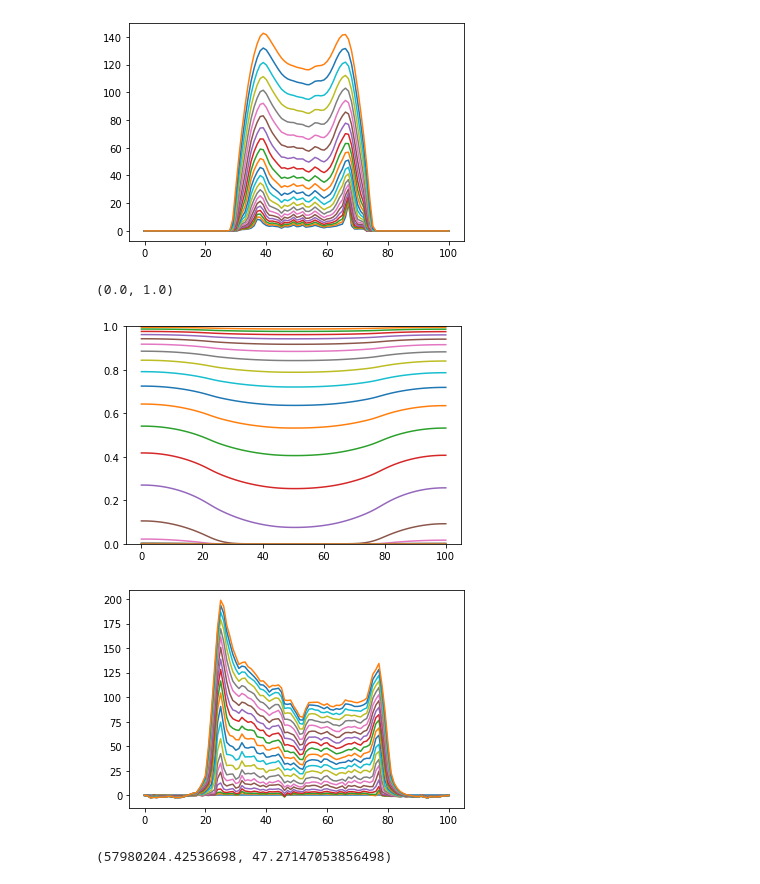
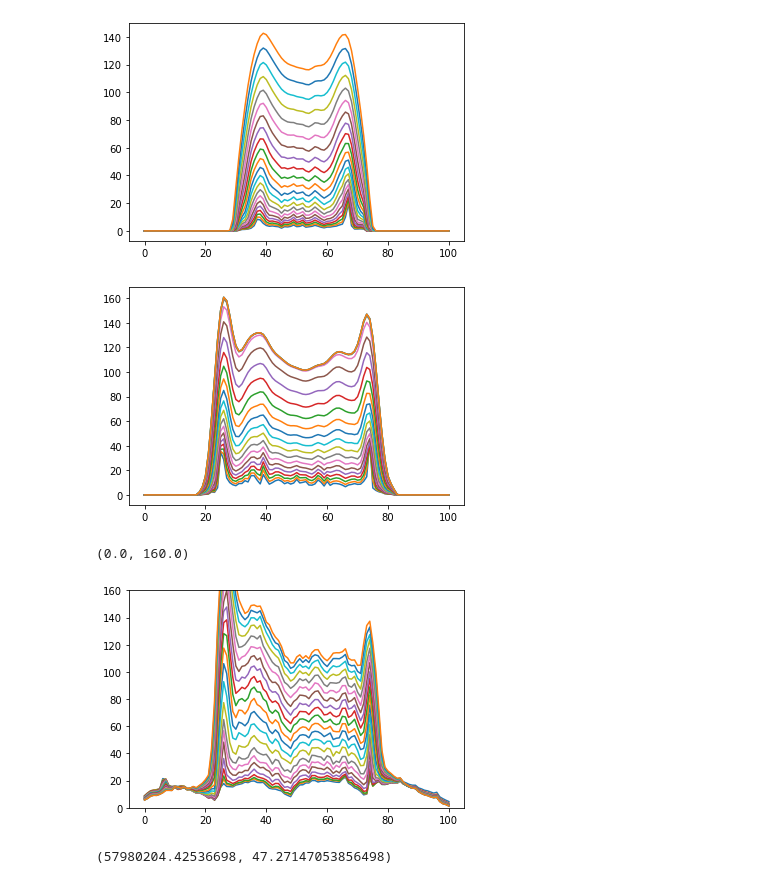
Before and after one commit to sultannazir/MS_codes, a Jupyter notebook: MS_codes/Monoculture/optimization.ipynb, the cells around one changed output. Saved outputs shown, nothing was run; the diff lists cells and outputs as text; code cells hidden in the pictures.

```diff
--- a/MS_codes/Monoculture/optimization.ipynb
+++ b/MS_codes/Monoculture/optimization.ipynb
@@ -81,27 +81,31 @@ FC = np.array(FC)
 ## STARTING MODEL PARAMETERS and step size bounds
 
 # Cell
-mu = 0.45/3600        # max growth rate of strain 1 (in 1/sec)
+
+mu = 0.0000489        # max growth rate of strain 1 (in 1/sec)
 step_mu = 0.05/3600
 
-Qhf = 150              # cell density for half pressure (in pixel intensity)
+Rhf = 291              # cell density for half pressure (in pixel intensity)
+step_Rhf = 5
+
+Qhf = 77              # cell density for half pressure (in pixel intensity)
 step_Qhf = 5
 
-Phf = 150              # cell density for half acceptance (in pixel intensity)
+Phf = 173              # cell density for half acceptance (in pixel intensity)
 step_Phf = 5
 
-Y = 160               # biomass yield (in pixel intensity per unit S0)
+Y = 53               # biomass yield (in pixel intensity per unit S0)
 step_Y = 5
 
 # Glucose
-log10Ks = -2          # rate of nutrient consumption by Monod kinetics (in unit log10S0)
+log10Ks = -1.93          # rate of nutrient consumption by Monod kinetics (in unit log10S0)
 step_log10Ks = 0.1
 
 # Diffusion
-DC = 1200             # spreading coefficient of cells (in um^2)
+DC = 3178             # spreading coefficient of cells (in um^2)
 step_DC = 50
 
-DS = 500              # diffusion coefficient of glucose (in um^2/sec)
+DS = 435              # diffusion coefficient of glucose (in um^2/sec)
 step_DS = 50
 
 # Initial condition
@@ -175,14 +179,15 @@ def divide(M1,M2):
 
 def update(C, S, Parameters):
 
-    mu, Qhf, Phf, Y, log10Ks, DC, DS = tuple(Parameters)
+    log10k, mu, Qhf, Phf, Y, log10Ks, DC, DS = tuple(Parameters)
 
+    R = C/(Rhf+C)
     Q = C/(Qhf+C)
     P = Phf/(Phf+C)
     Ks = 10**log10Ks
 
     Sdiff = res*DS*discrete_laplacian(S) - dt*mu*C*divide(S,Y*(Ks+S))
-    Cdiff = dt*mu*(1-Q)*C*S/(Ks+S) + res*DC*mu*(P*nbr_sum(C*Q*S/(Ks+S)) - Q*C*S*nbr_sum(P)/(Ks+S))
+    Cdiff = dt*mu*(1-R)*C*S/(Ks+S) + res*DC*mu*(P*nbr_sum(C*Q*S/(Ks+S)) - Q*C*S*nbr_sum(P)/(Ks+S))
 
     C += Cdiff
     S += Sdiff
@@ -200,8 +205,9 @@ def update(C, S, Parameters):
 
 def get_error(Phase, FC, Parameters):
 
+    k = 10**Parameters[0]
     # Initialize
-    C = copy.deepcopy(FC[0])
+    C = copy.deepcopy(FC[0])*k
     C -= threshold
     C[C<0]=0
     S = np.ones((Ly_new,Lx_new))
@@ -515,7 +521,7 @@ Text(0.5, 0, 'Iteration')
 [figure]
 # %%
 # Initialize
-C3 = copy.deepcopy(FC[0])
+C3 = copy.deepcopy(FC[0])*10**0.483
 C3 -= threshold
 C3[C3<0]=0
 S3 = np.ones((Ly_new,Lx_new))
@@ -532,27 +538,26 @@ for tt in range(T):
     if tt%update_every == 0:
         C3_time.append(C3.copy())
         S3_time.append(S3.copy())
-    C3, S3 = update(C3, S3, Parameters3)
+    C3, S3 = update(C3, S3, Parameters)
 
 stop = time.time()
 # %%
 for i in C_time:
-    plt.plot(i[20])
+    plt.plot(i[40])
 # %% [output]
 [figure]
 # %%
-for i in S1_time:
-    plt.plot(i[40])
-plt.ylim(0,1)
+for i in C3_time:
+    plt.plot(i[50])
 # %% [output]
-(0.0, 1.0)
-[figure, old version]
+[figure, new version]
 # %%
 for i in Phase:
-    i = i-Phase[0]
-    plt.plot(i[40])
+    plt.plot(i[50])
+plt.ylim(0,160)
 # %% [output]
+(0.0, 160.0)
-[figure, old version]
+[figure, new version]
 # %%
 get_error(Phase, FC, Parameters)
 # %% [output]
```
Also changed, not shown: parts of 13 cells of this notebook, 3 other files.
